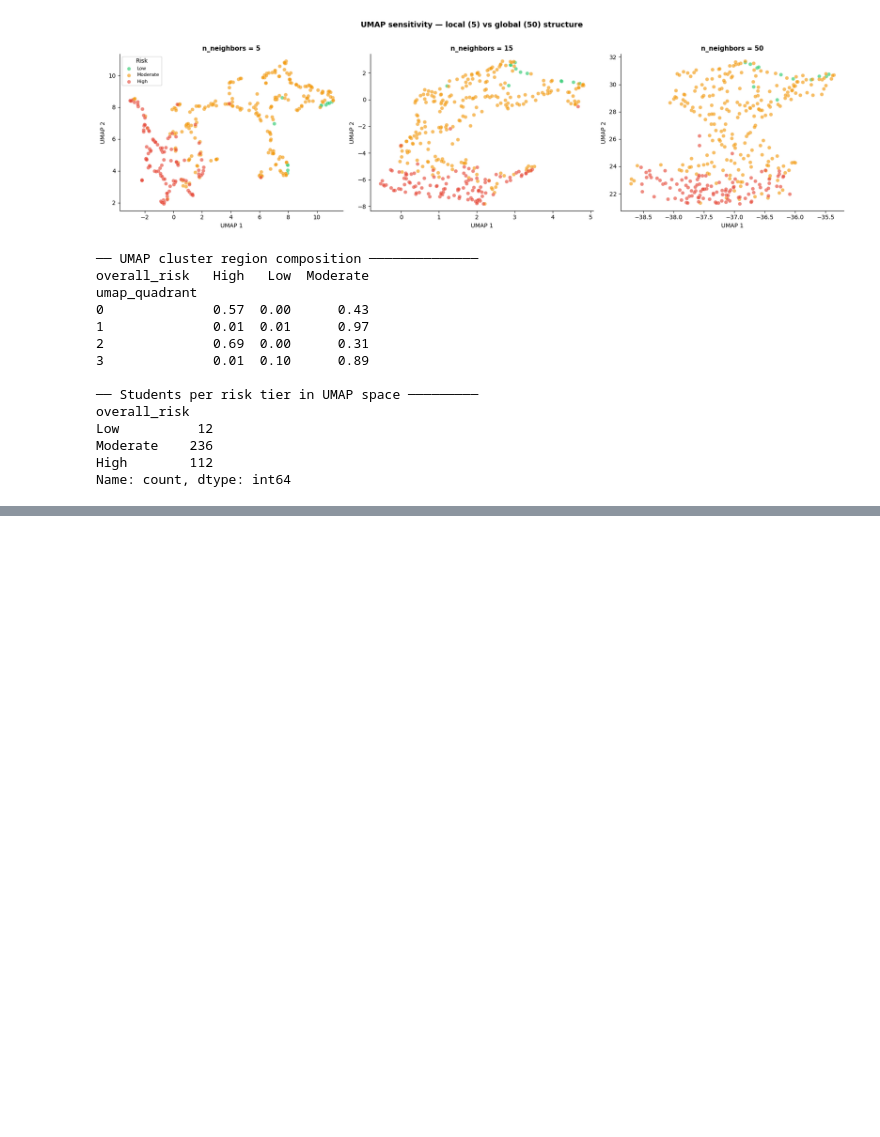
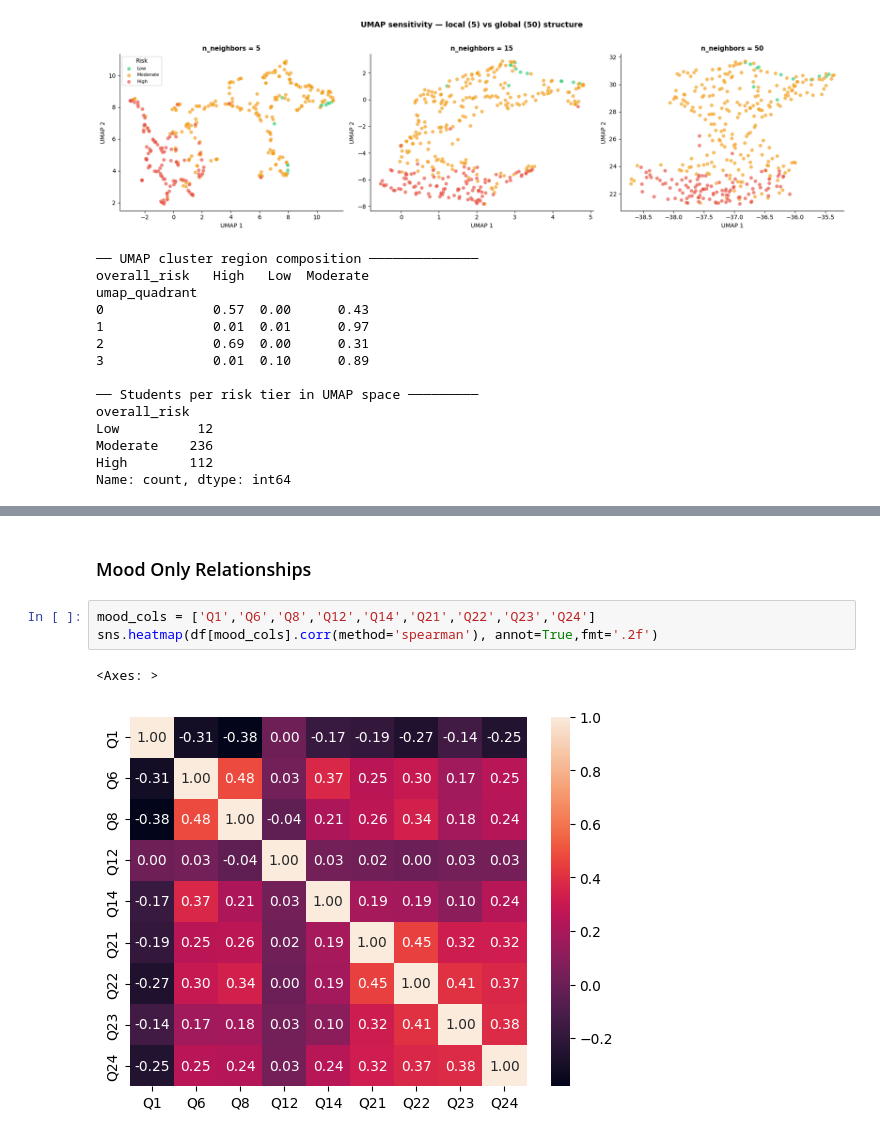
Before and after one commit to Anirudh-Iyer32/Minor-Project, a Jupyter notebook: Notebooks/analysis.ipynb, the cells around one changed output, grey strips where cells are left out. Drawn from its saved outputs; the diff is of its cells as text; blank space fills up the shorter version.

```diff
--- a/Notebooks/analysis.ipynb
+++ b/Notebooks/analysis.ipynb
@@ -867,0 +877,8 @@ Name: count, dtype: int64
+# %% [markdown]
+### Mood Only Relationships
+# %%
+mood_cols = ['Q1','Q6','Q8','Q12','Q14','Q21','Q22','Q23','Q24']
+sns.heatmap(df[mood_cols].corr(method='spearman'), annot=True,fmt='.2f')
+# %% [output]
+<Axes: >
+[figure, added]
```
Also changed, not shown: parts of 16 cells of this notebook, 2 other files.
